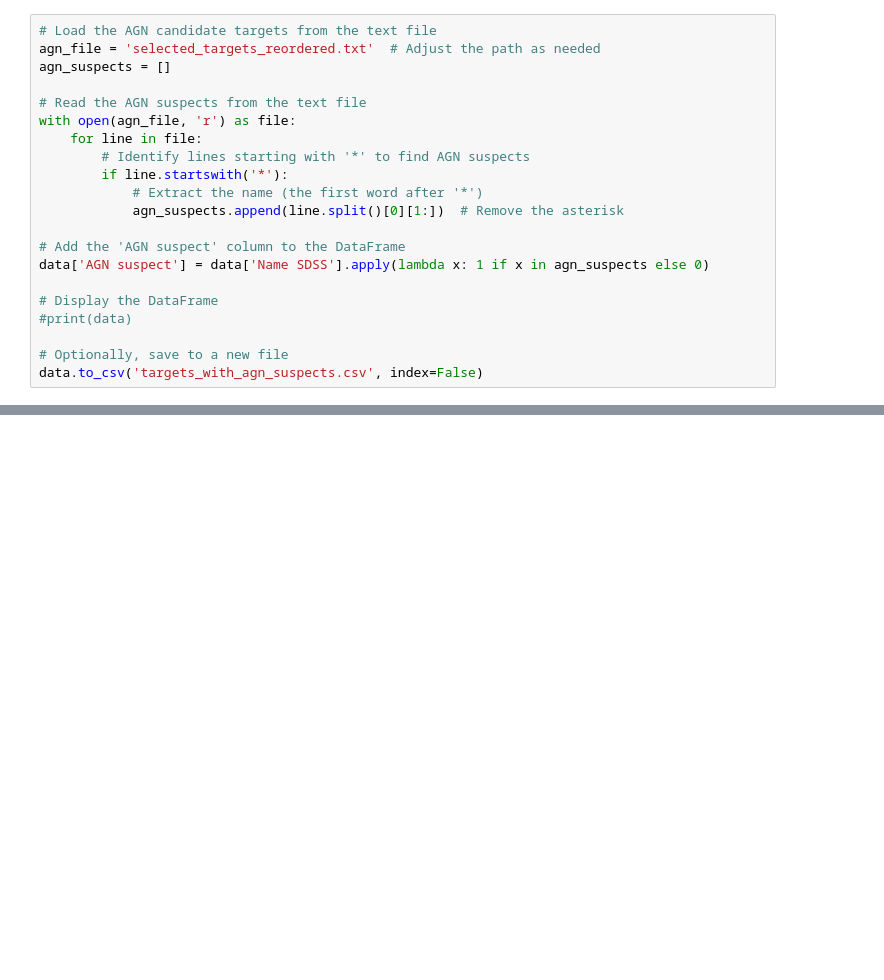
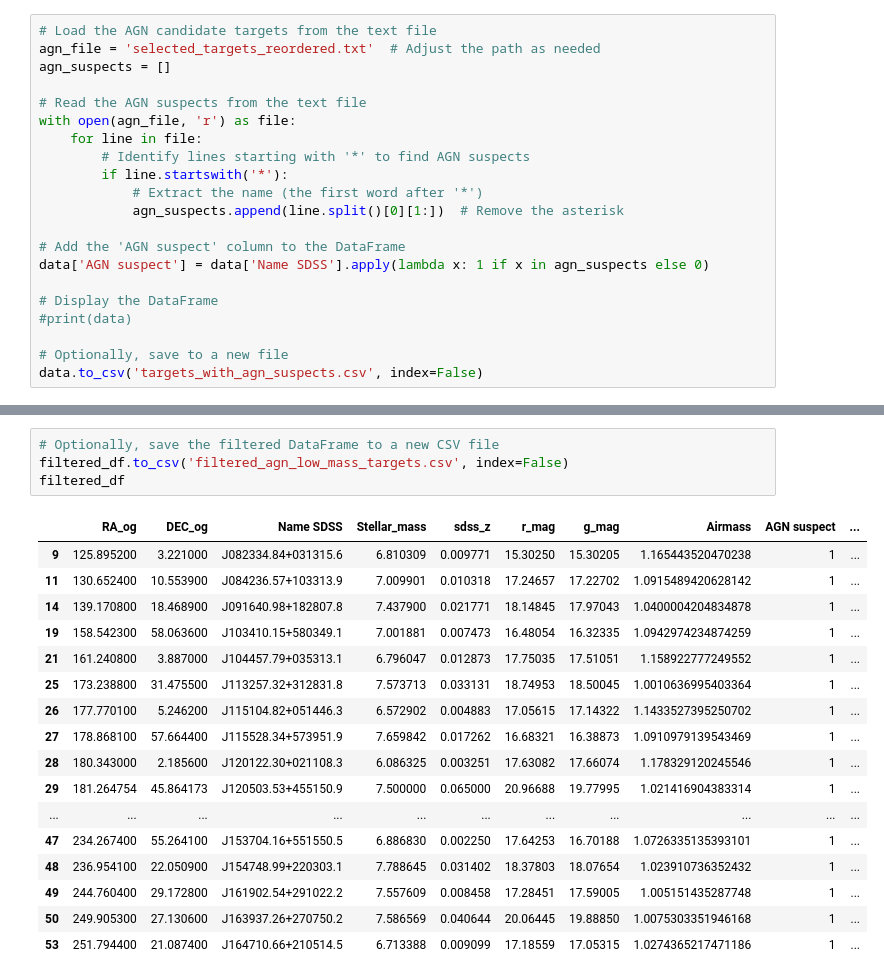
Before and after one commit to aryana-haghjoo/Gaby_assignment, a Jupyter notebook: HW3.ipynb, the cells around one changed output, grey strips where cells are left out. Drawn from its saved outputs; the diff is of its cells as text; blank space fills up the shorter version.

```diff
--- a/HW3.ipynb
+++ b/HW3.ipynb
@@ -129,0 +139,22 @@ Number of AGN suspects with stellar mass < 8: 25
+# %%
+# Optionally, save the filtered DataFrame to a new CSV file
+filtered_df.to_csv('filtered_agn_low_mass_targets.csv', index=False)
+filtered_df
+# %% [output]
+|  | RA_og | DEC_og | Name SDSS | Stellar_mass | sdss_z | r_mag | g_mag | Airmass | AGN suspect | ... |
+| 9 | 125.895200 | 3.221000 | J082334.84+031315.6 | 6.810309 | 0.009771 | 15.30250 | 15.30205 | 1.165443520470238 | 1 | ... |
+| 11 | 130.652400 | 10.553900 | J084236.57+103313.9 | 7.009901 | 0.010318 | 17.24657 | 17.22702 | 1.0915489420628142 | 1 | ... |
+| 14 | 139.170800 | 18.468900 | J091640.98+182807.8 | 7.437900 | 0.021771 | 18.14845 | 17.97043 | 1.0400004204834878 | 1 | ... |
+| 19 | 158.542300 | 58.063600 | J103410.15+580349.1 | 7.001881 | 0.007473 | 16.48054 | 16.32335 | 1.0942974234874259 | 1 | ... |
+| 21 | 161.240800 | 3.887000 | J104457.79+035313.1 | 6.796047 | 0.012873 | 17.75035 | 17.51051 | 1.158922777249552 | 1 | ... |
+| 25 | 173.238800 | 31.475500 | J113257.32+312831.8 | 7.573713 | 0.033131 | 18.74953 | 18.50045 | 1.0010636995403364 | 1 | ... |
+| 26 | 177.770100 | 5.246200 | J115104.82+051446.3 | 6.572902 | 0.004883 | 17.05615 | 17.14322 | 1.1433527395250702 | 1 | ... |
+| 27 | 178.868100 | 57.664400 | J115528.34+573951.9 | 7.659842 | 0.017262 | 16.68321 | 16.38873 | 1.0910979139543469 | 1 | ... |
+| 28 | 180.343000 | 2.185600 | J120122.30+021108.3 | 6.086325 | 0.003251 | 17.63082 | 17.66074 | 1.178329120245546 | 1 | ... |
+| 29 | 181.264754 | 45.864173 | J120503.53+455150.9 | 7.500000 | 0.065000 | 20.96688 | 19.77995 | 1.021416904383314 | 1 | ... |
+| ... | ... | ... | ... | ... | ... | ... | ... | ... | ... | ... |
+| 47 | 234.267400 | 55.264100 | J153704.16+551550.5 | 6.886830 | 0.002250 | 17.64253 | 16.70188 | 1.0726335135393101 | 1 | ... |
+| 48 | 236.954100 | 22.050900 | J154748.99+220303.1 | 7.788645 | 0.031402 | 18.37803 | 18.07654 | 1.023910736352432 | 1 | ... |
+| 49 | 244.760400 | 29.172800 | J161902.54+291022.2 | 7.557609 | 0.008458 | 17.28451 | 17.59005 | 1.005151435287748 | 1 | ... |
+| 50 | 249.905300 | 27.130600 | J163937.26+270750.2 | 7.586569 | 0.040644 | 20.06445 | 19.88850 | 1.0075303351946168 | 1 | ... |
+| 53 | 251.794400 | 21.087400 | J164710.66+210514.5 | 6.713388 | 0.009099 | 17.18559 | 17.05315 | 1.0274365217471186 | 1 | ... |
```
Also changed, not shown: parts of 7 cells of this notebook, 4 other files.
